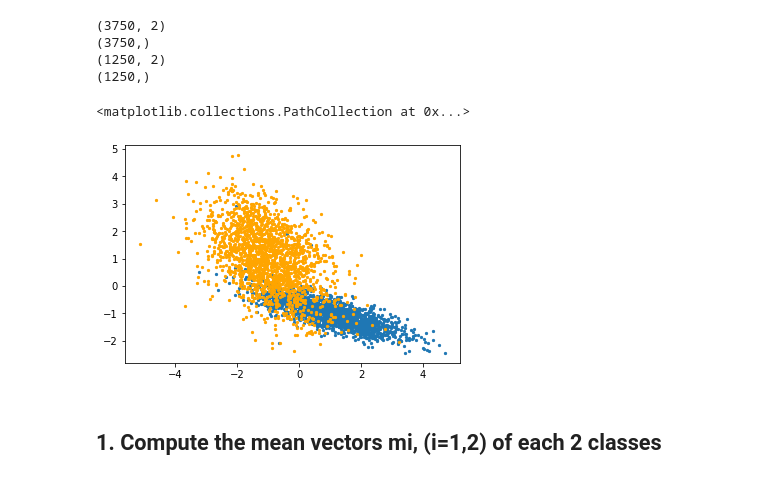
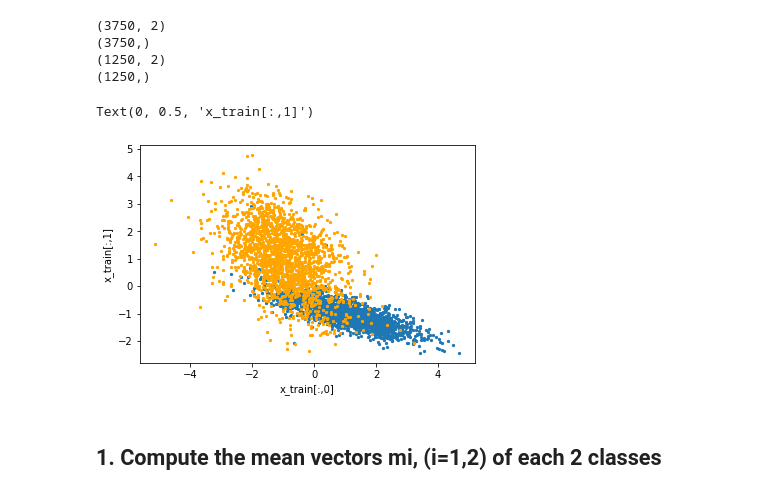
Before and after one commit to lon5948/Introduction-to-Machine-Learning, a Jupyter notebook: HW2/HW2.ipynb, the cells around one changed output. Cells and saved outputs as stored; diff of their text form; code cells hidden in the pictures.

```diff
--- a/HW2/HW2.ipynb
+++ b/HW2/HW2.ipynb
@@ -38,10 +38,12 @@ class2 = np.array(class2)
 # %%
 # show the training data
 plt.scatter(class1[:,0], class1[:,1], s=5)
 plt.scatter(class2[:,0], class2[:,1], s=5, color='orange')
+plt.xlabel('x_train[:,0]')
+plt.ylabel('x_train[:,1]')
 # %% [output]
-<matplotlib.collections.PathCollection at 0x...>
+Text(0, 0.5, 'x_train[:,1]')
-[figure, old version]
+[figure, new version]
 # %% [markdown]
 ## 1. Compute the mean vectors mi, (i=1,2) of each 2 classes
 # %%
```
Also changed, not shown: parts of 3 cells of this notebook, 1 other file.
